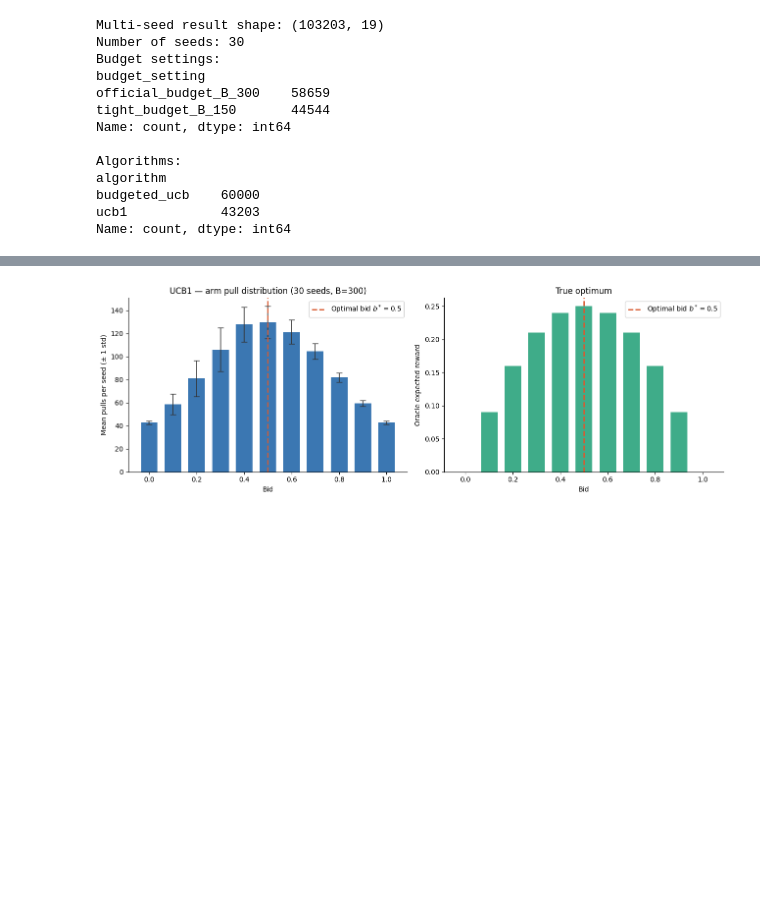
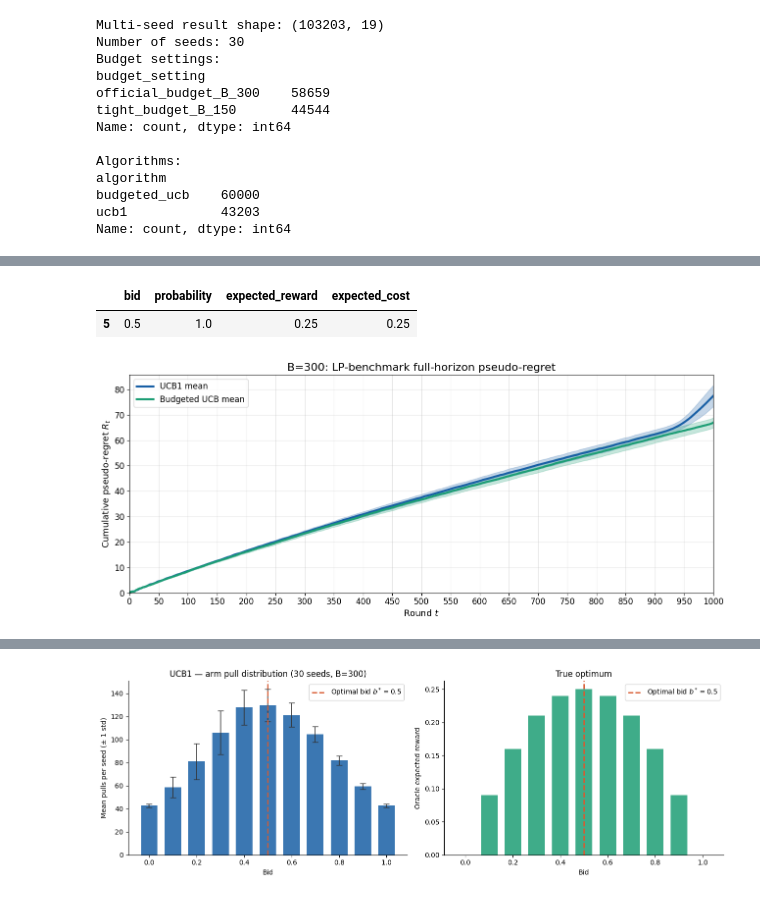
Before and after one commit to FoadZahediLabaf/OnlineAdvertisingBiddingStrategy, a Jupyter notebook: notebooks/req1_single_campaign.ipynb, the cells around one changed output, grey strips where cells are left out. Cells and saved outputs as stored; diff of their text form; code cells hidden in the pictures; blank space fills up the shorter version.

```diff
--- a/notebooks/req1_single_campaign.ipynb
+++ b/notebooks/req1_single_campaign.ipynb
@@ -1650,0 +1747,76 @@ This plot is only an illustrative sanity check. The dashed curve is a reference
+# %%
+# Official B=300 LP-benchmark pseudo-regret over 30 seeds
+
+budget_filter = "official_budget_B_300"
+
+official_data = multi_seed_results[
+    multi_seed_results["budget_setting"] == budget_filter
+].copy()
+
+lp_regret_B300_df, lp_bench_B300 = lp_pseudo_regret(
+    data=official_data,
+    bids=bids,
+    value=value,
+    horizon=horizon,
+    initial_budget=300,
+    bid_column="effective_bid",
+)
+
+show_lp_benchmark(lp_bench_B300)
+
+pseudo_regret_df = lp_regret_B300_df.copy()
+
+fig, ax = plt.subplots(figsize=(13, 5.5))
+
+final_mean_pseudo_regret = {}
+
+for algo in ["ucb1", "budgeted_ucb"]:
+    color = "#185FA5" if algo == "ucb1" else "#1D9E75"
+    label = "UCB1" if algo == "ucb1" else "Budgeted UCB"
+
+    pivot = lp_regret_B300_df[
+        lp_regret_B300_df["algorithm"] == algo
+    ].pivot_table(
+        index="round",
+        columns="seed",
+        values="lp_cumulative_pseudo_regret",
+        aggfunc="last",
+    ).sort_index()
+
+    mean_regret = pivot.mean(axis=1).to_numpy(dtype=float)
+    std_regret = pivot.std(axis=1).fillna(0).to_numpy(dtype=float)
+    rounds = pivot.index.to_numpy(dtype=float)
+
+    final_mean_pseudo_regret[algo] = mean_regret[-1]
+
+    ax.plot(rounds, mean_regret, label=f"{label} mean", color=color, lw=3)
+    ax.fill_between(
+        rounds,
+        mean_regret - std_regret,
+        mean_regret + std_regret,
+        color=color,
+        alpha=0.25,
+    )
+
+ax.set_xlim(0, horizon)
+ax.set_ylim(bottom=0)
+ax.set_xticks(np.arange(0, horizon + 1, 50))
+ax.set_xlabel("Round $t$", fontsize=13)
+ax.set_ylabel("Cumulative pseudo-regret $R_t$", fontsize=13)
+ax.set_title("B=300: LP-benchmark full-horizon pseudo-regret", fontsize=16)
+ax.tick_params(axis="both", labelsize=12)
+ax.grid(True, alpha=0.3)
+ax.legend(loc="upper left", fontsize=12, frameon=True)
+
+plt.tight_layout()
+plt.savefig(
+    plots_dir / "req1_lp_pseudo_regret_B300.png",
+    dpi=300,
+    bbox_inches="tight",
+)
+plt.show()
+
+print("Using budget setting:", budget_filter)
+print("Final mean LP pseudo-regret B=300 (UCB1):", round(final_mean_pseudo_regret["ucb1"], 2))
+print("Final mean LP pseudo-regret B=300 (Budgeted UCB):", round(final_mean_pseudo_regret["budgeted_ucb"], 2))
+# %% [output]
@@ -1650,0 +1826,3 @@ This plot is only an illustrative sanity check. The dashed curve is a reference
+|  | bid | probability | expected_reward | expected_cost |
+| 5 | 0.5 | 1.0 | 0.25 | 0.25 |
+[figure, added]
```
Also changed, not shown: parts of 24 cells of this notebook, 33 other files.
